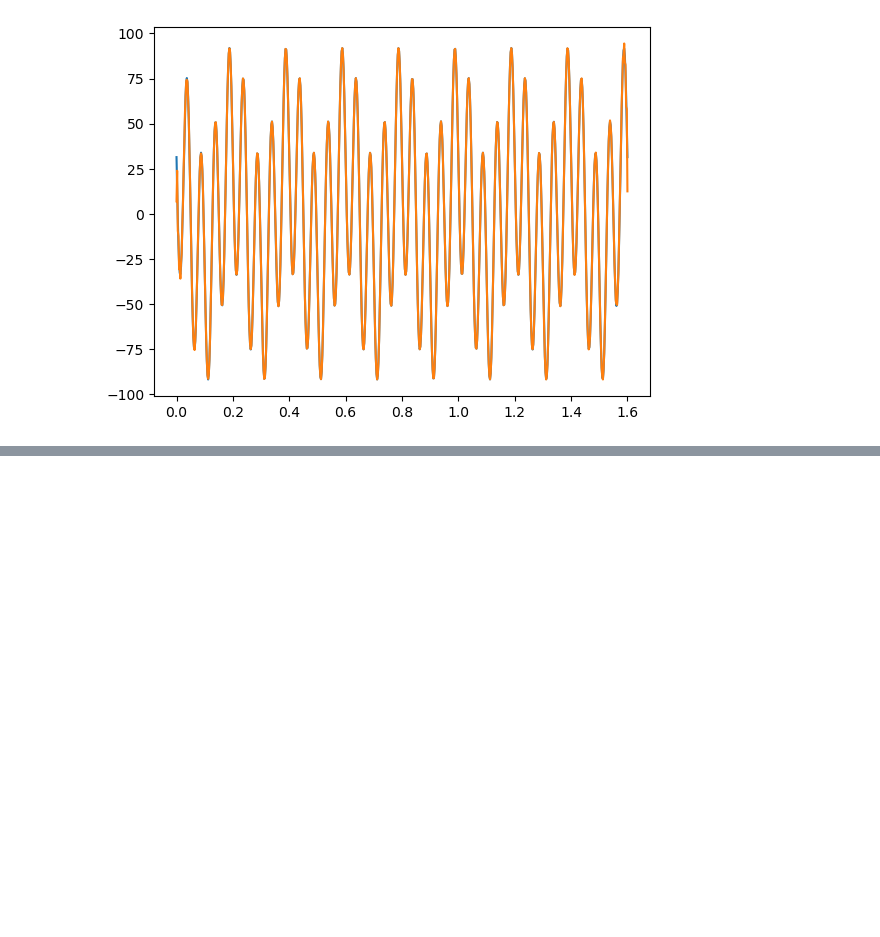
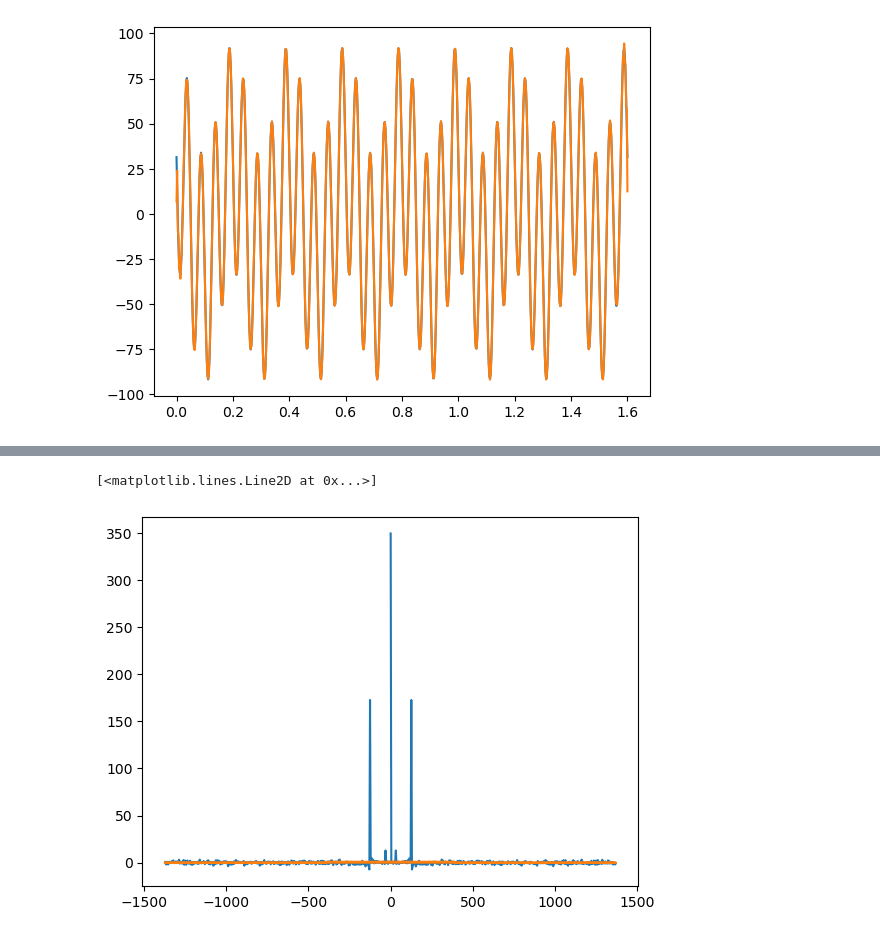
Before and after one commit to EHAT32/inverse, a Jupyter notebook: 11_11/derivative.ipynb, the cells around one changed output, grey strips where cells are left out. Drawn from its saved outputs; the diff is of its cells as text; code cells hidden in the pictures; blank space fills up the shorter version.

Commit message:
made window for 2.2

```diff
--- a/11_11/derivative.ipynb
+++ b/11_11/derivative.ipynb
@@ -59,0 +87,13 @@ plt.plot(time_ax, fourier_derivative)
+# %%
+window = np.zeros_like(f_1_array)
+halfWidth = 100
+for i in range(halfWidth):
+    window[i] = 1
+    window[-(i + 1)] = 1
+# %%
+plt.plot(freq_array, np.fft.fft(f_1_noisy))
+plt.plot(freq_array, window)
+# plt.ylim(0,5)
+# %% [output]
+[<matplotlib.lines.Line2D at 0x...>]
+[figure, added]
```
Also changed, not shown: parts of 8 cells of this notebook.
